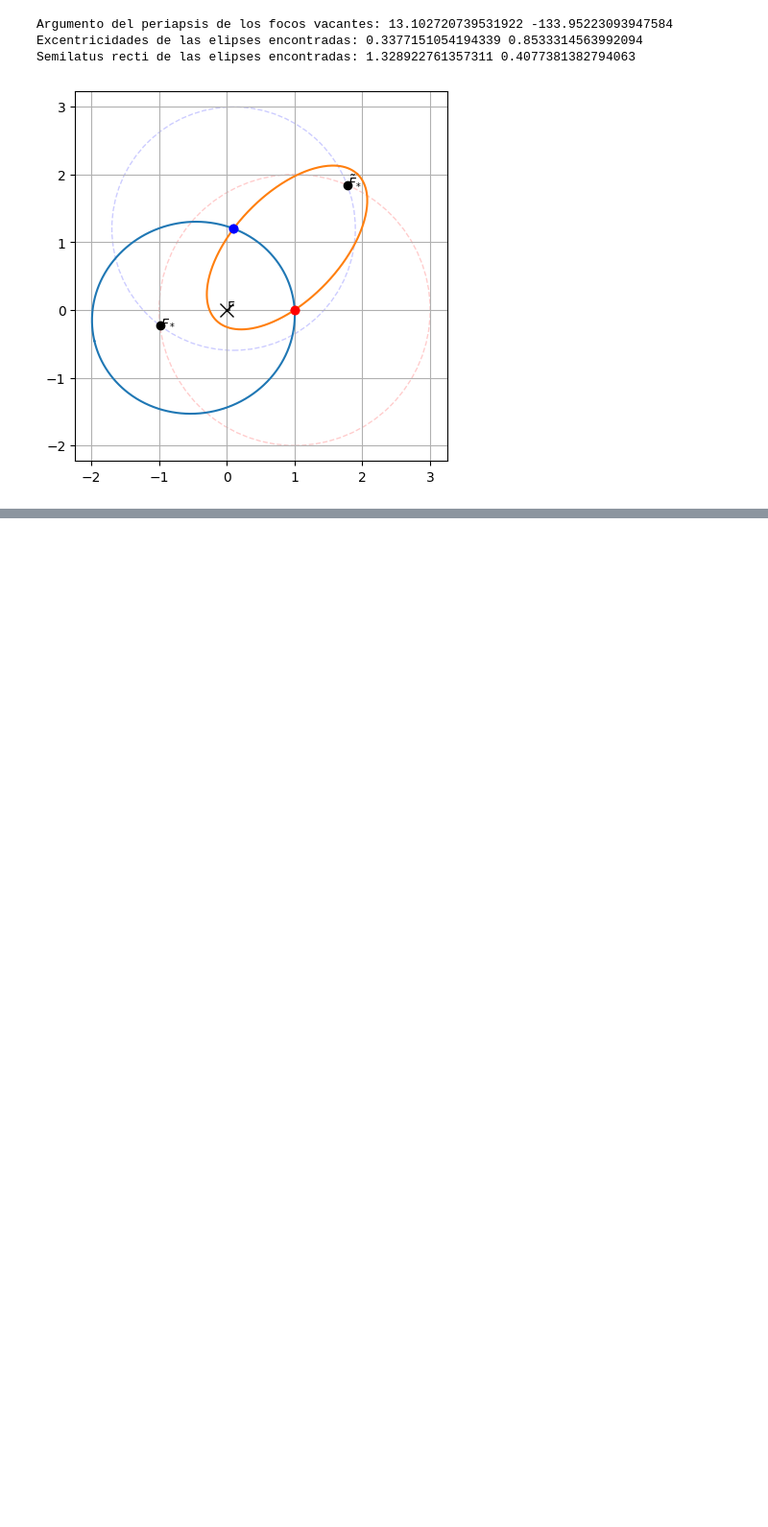
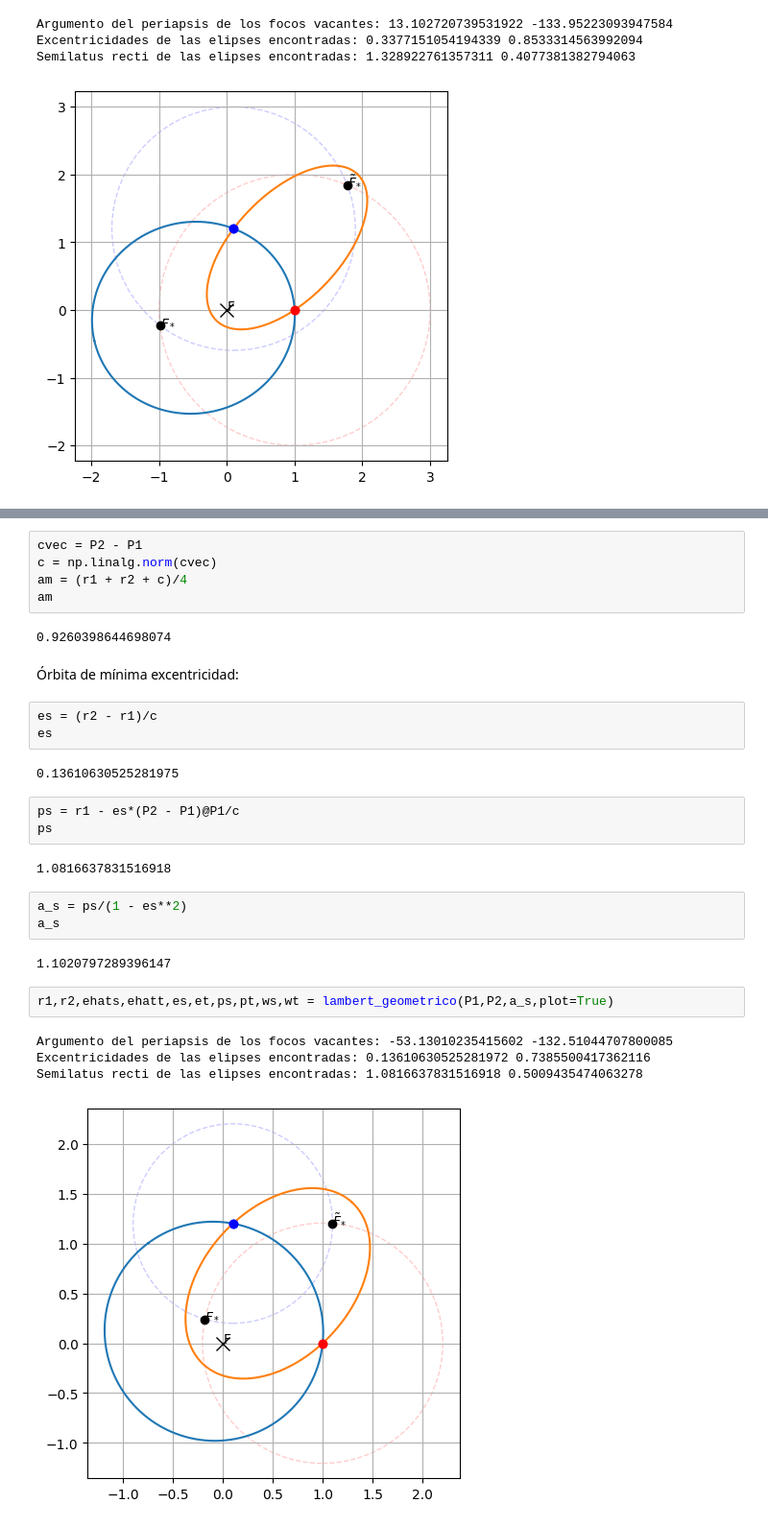
Before and after one commit to seap-udea/notas-astrodyn, a Jupyter notebook: Clase-04-astrodyn-problema_lambert_2.ipynb, the cells around one changed output, grey strips where cells are left out. Shown at 96% size. Saved outputs shown, nothing was run; the diff lists cells and outputs as text; blank space fills up the shorter version.

```diff
--- a/Clase-04-astrodyn-problema_lambert_2.ipynb
+++ b/Clase-04-astrodyn-problema_lambert_2.ipynb
@@ -135,0 +140,31 @@ Semilatus recti de las elipses encontradas: 1.328922761357311 0.4077381382794063
+# %%
+cvec = P2 - P1
+c = np.linalg.norm(cvec)
+am = (r1 + r2 + c)/4
+am
+# %% [output]
+0.9260398644698074
+# %% [markdown]
+Órbita de mínima excentricidad:
+# %%
+es = (r2 - r1)/c
+es
+# %% [output]
+0.13610630525281975
+# %%
+ps = r1 - es*(P2 - P1)@P1/c
+ps
+# %% [output]
+1.0816637831516918
+# %%
+a_s = ps/(1 - es**2)
+a_s
+# %% [output]
+1.1020797289396147
+# %%
+r1,r2,ehats,ehatt,es,et,ps,pt,ws,wt = lambert_geometrico(P1,P2,a_s,plot=True)
+# %% [output]
+Argumento del periapsis de los focos vacantes: -53.13010235415602 -132.51044707800085
+Excentricidades de las elipses encontradas: 0.13610630525281972 0.7385500417362116
+Semilatus recti de las elipses encontradas: 1.0816637831516918 0.5009435474063278
+[figure, added]
```
Also changed, not shown: parts of 22 cells of this notebook, 2 other files.
